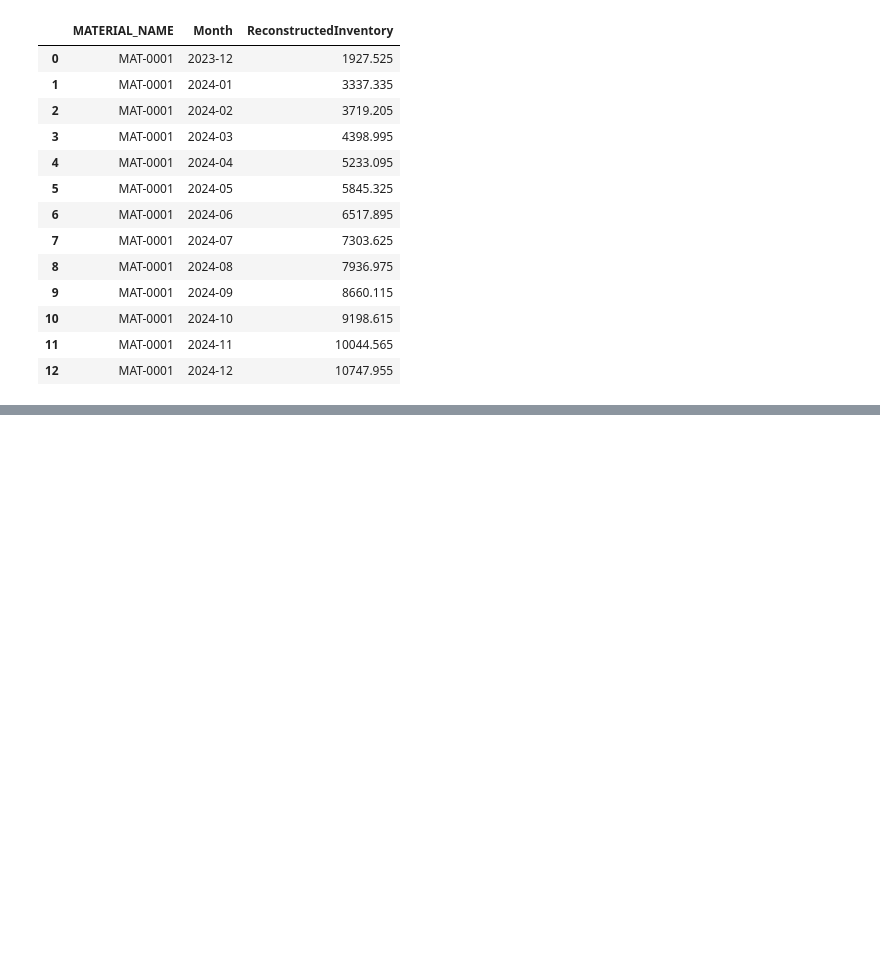
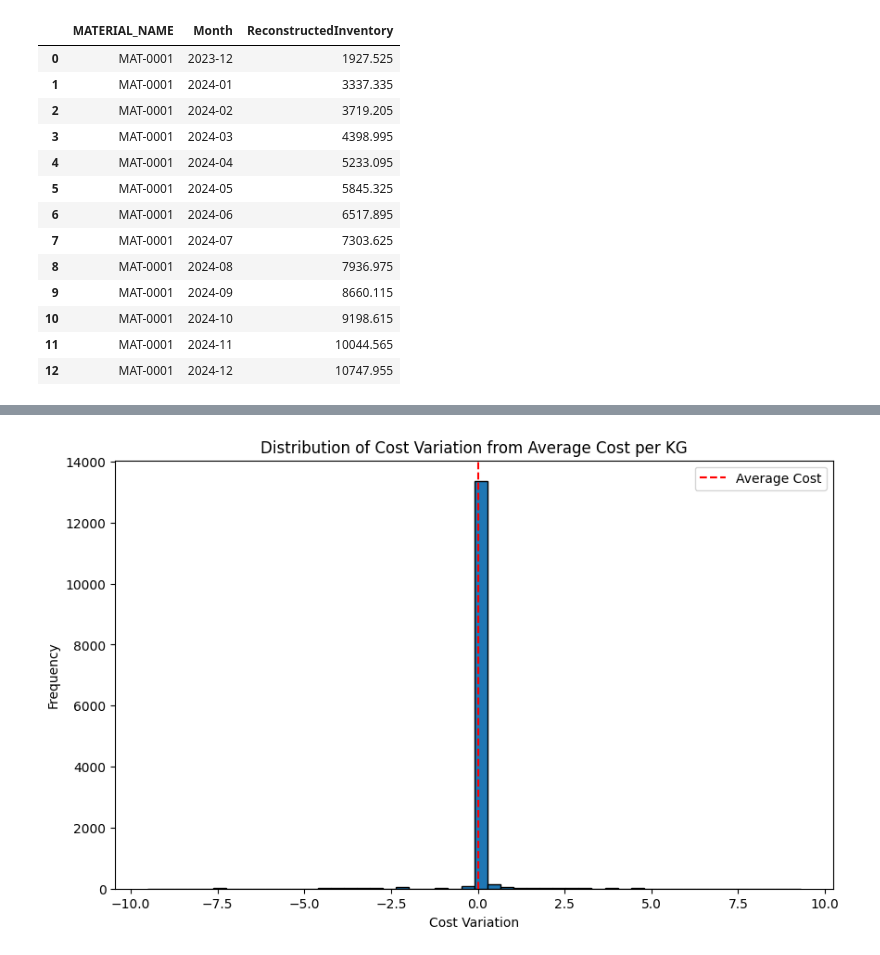
Before and after one commit to peter-parit/em-hackathon-notebooks, a Jupyter notebook: Notebooks/data-peter.ipynb, the cells around one changed output, grey strips where cells are left out. Cells and saved outputs as stored; diff of their text form; code cells hidden in the pictures; blank space fills up the shorter version.

```diff
--- a/Notebooks/data-peter.ipynb
+++ b/Notebooks/data-peter.ipynb
@@ -1641,0 +561,2 @@ inventory_singapore
+# %%
+inventory_china = inventory[inventory['PLANT_NAME'] == 'CHINA-WAREHOUSE'].copy()
@@ -1671,0 +645,32 @@ KeyError: 'COST_USD'
+# %%
+def flag_outliers(group, threshold=10):
+    group = group.copy()
+
+    # Optional: exclude rows with very small stock to reduce noise
+    group = group[group['UNRESRICTED_STOCK'] > 0]
+
+    # Calculate cost per kg
+    group['COST_PER_KG'] = group['STOCK_SELL_VALUE'] / group['UNRESRICTED_STOCK']
+
+    # Use median to reduce effect of outliers
+    median = group['COST_PER_KG'].median()
+
+    # Compute deviation per row
+    group['COST_VARIATION'] = group['COST_PER_KG'] - median
+
+    # Flag rows with high deviation
+    group['IS_OUTLIER'] = group['COST_VARIATION'].abs() > threshold
+
+    return group
+# %%
+# Apply per MATERIAL_NAME group
+inventory_china_flagged = inventory_china.groupby('MATERIAL_NAME', group_keys=False).apply(flag_outliers)
+
+# Get only the clean rows
+inventory_clean_china = inventory_china_flagged[~inventory_china_flagged['IS_OUTLIER']].copy()
+
+# Get only the outliers
+inventory_outliers_china = inventory_china_flagged[inventory_china_flagged['IS_OUTLIER']].copy()
+
+inventory_china = inventory_clean_china.copy()
+inventory_china
@@ -1671,0 +691,13 @@ KeyError: 'COST_USD'
+# %%
+# plot the variation of avg_cost_per_kg
+import matplotlib.pyplot as plt
+plt.figure(figsize=(10, 6))
+plt.hist(inventory_china['COST_VARIATION'], bins=50, edgecolor='black')
+plt.title('Distribution of Cost Variation from Average Cost per KG')
+plt.xlabel('Cost Variation')
+plt.ylabel('Frequency')
+plt.axvline(x=0, color='red', linestyle='--', label='Average Cost')
+plt.legend()
+plt.show()
+# %% [output]
+[figure, added]
```
Also changed, not shown: parts of 34 cells of this notebook, 9 other files.
